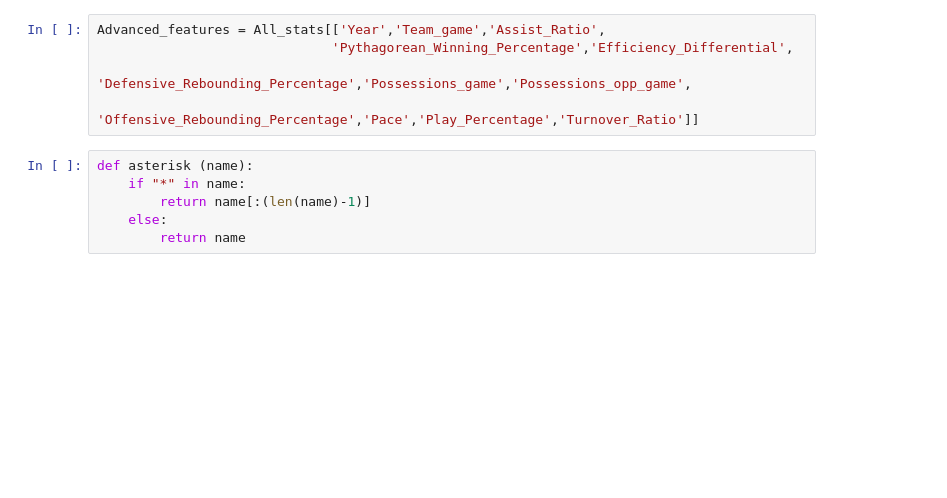
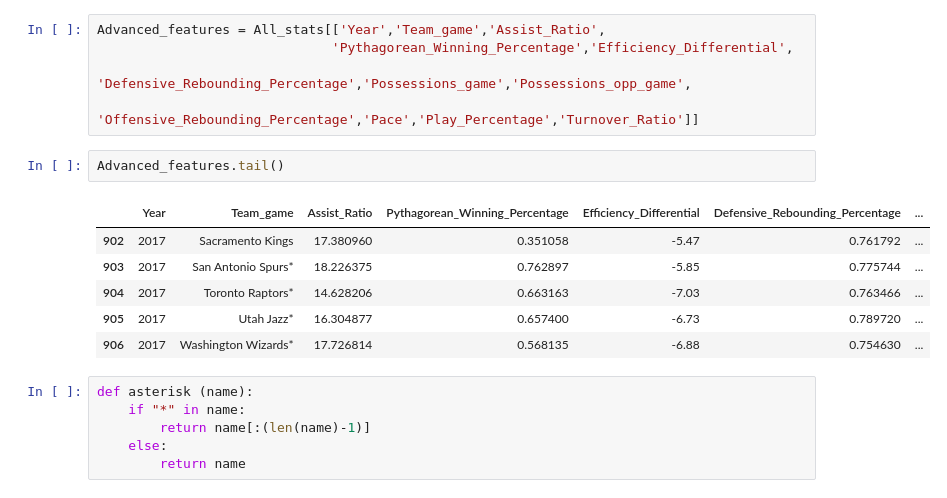
Before and after one commit to jon88cho/Basketball, a Jupyter notebook: Jonys_Commit.ipynb, the cells around one changed output. Saved outputs shown, nothing was run; the diff lists cells and outputs as text; blank space fills up the shorter version.

```diff
--- a/Jonys_Commit.ipynb
+++ b/Jonys_Commit.ipynb
@@ -37,6 +37,15 @@ Advanced_features = All_stats[['Year','Team_game','Assist_Ratio',
                               'Pythagorean_Winning_Percentage','Efficiency_Differential',
                               'Defensive_Rebounding_Percentage','Possessions_game','Possessions_opp_game',
                               'Offensive_Rebounding_Percentage','Pace','Play_Percentage','Turnover_Ratio']]
+# %%
+Advanced_features.tail()
+# %% [output]
+|  | Year | Team_game | Assist_Ratio | Pythagorean_Winning_Percentage | Efficiency_Differential | Defensive_Rebounding_Percentage | ... |
+| 902 | 2017 | Sacramento Kings | 17.380960 | 0.351058 | -5.47 | 0.761792 | ... |
+| 903 | 2017 | San Antonio Spurs* | 18.226375 | 0.762897 | -5.85 | 0.775744 | ... |
+| 904 | 2017 | Toronto Raptors* | 14.628206 | 0.663163 | -7.03 | 0.763466 | ... |
+| 905 | 2017 | Utah Jazz* | 16.304877 | 0.657400 | -6.73 | 0.789720 | ... |
+| 906 | 2017 | Washington Wizards* | 17.726814 | 0.568135 | -6.88 | 0.754630 | ... |
 # %%
 def asterisk (name):
     if "*" in name:
```
Also changed, not shown: parts of 11 cells of this notebook.
